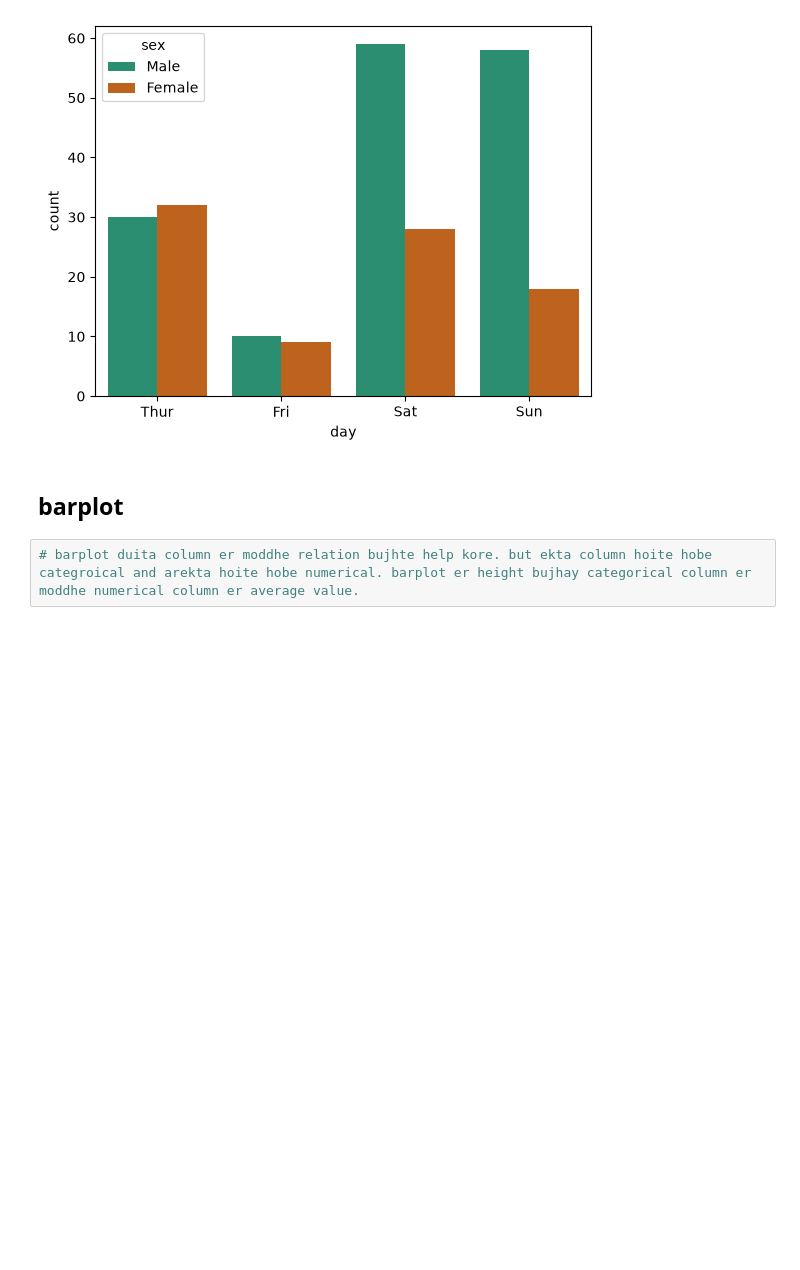
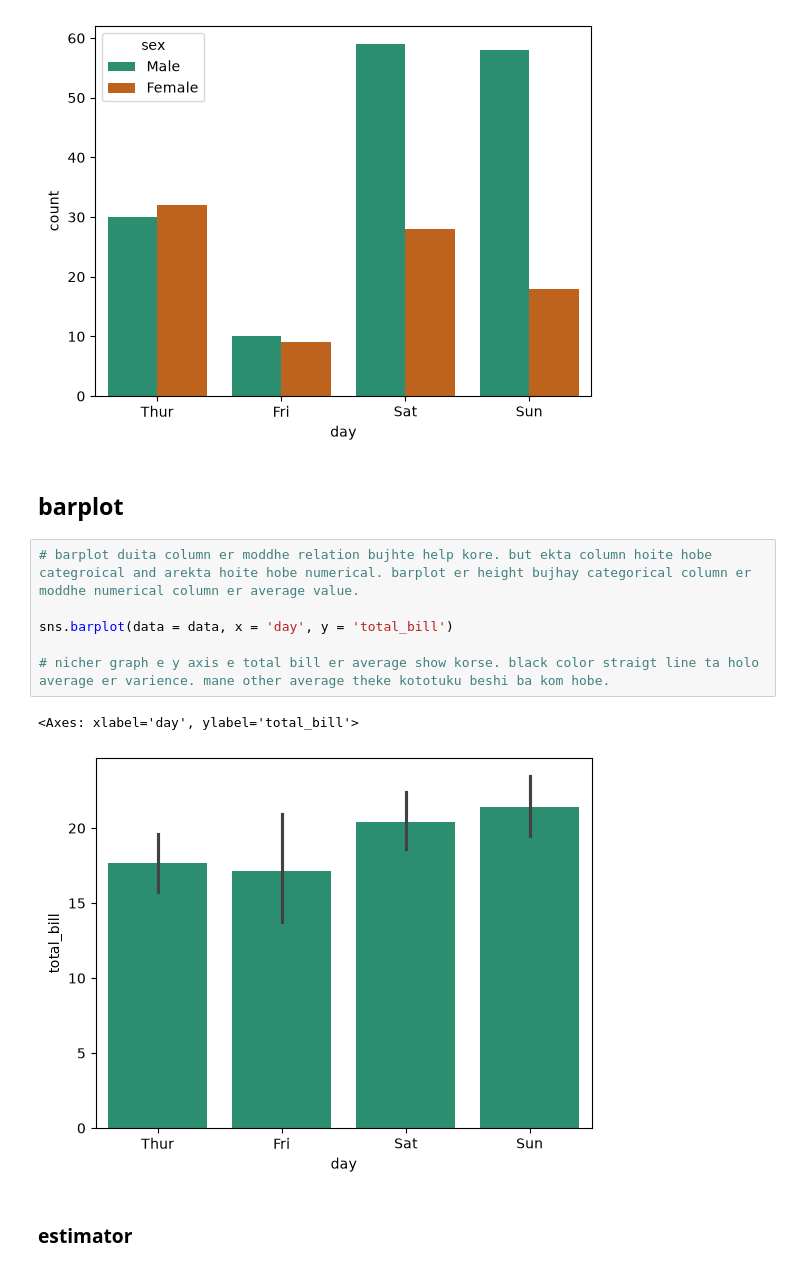
Before and after one commit to jihad-islam/Learning-ML, a Jupyter notebook: 5.Seaborn/1.intro.ipynb, the cells around one changed output. Cells and saved outputs as stored; diff of their text form; blank space fills up the shorter version.

```diff
--- a/5.Seaborn/1.intro.ipynb
+++ b/5.Seaborn/1.intro.ipynb
@@ -752,3 +758,12 @@ sns.countplot(data = data, x = 'day', hue = 'sex')
 ## barplot
 # %%
 # barplot duita column er moddhe relation bujhte help kore. but ekta column hoite hobe categroical and arekta hoite hobe numerical. barplot er height bujhay categorical column er moddhe numerical column er average value.
+
+sns.barplot(data = data, x = 'day', y = 'total_bill')
+
+# nicher graph e y axis e total bill er average show korse. black color straigt line ta holo average er varience. mane other average theke kototuku beshi ba kom hobe.
+# %% [output]
+<Axes: xlabel='day', ylabel='total_bill'>
+[figure, added]
+# %% [markdown]
+### estimator
```
Also changed, not shown: parts of 5 cells of this notebook, 1 other file.
